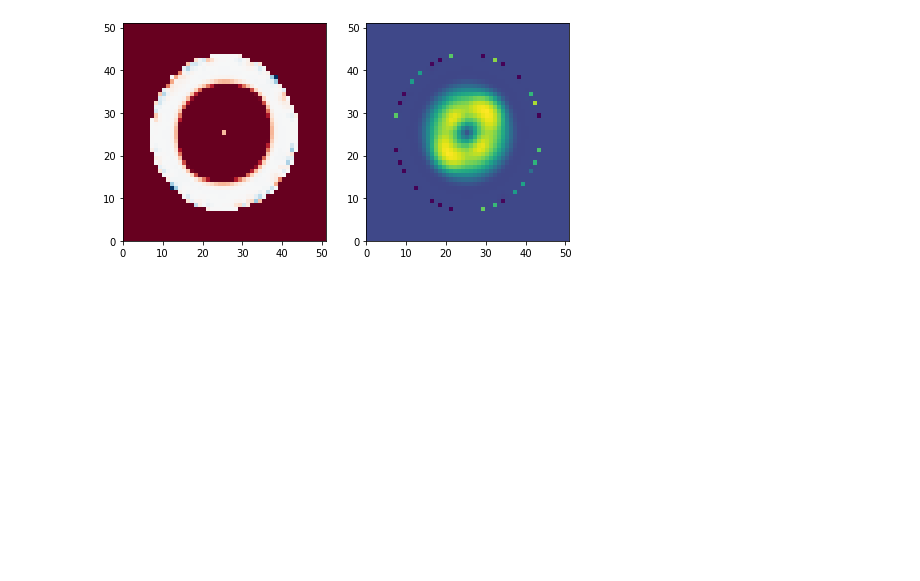
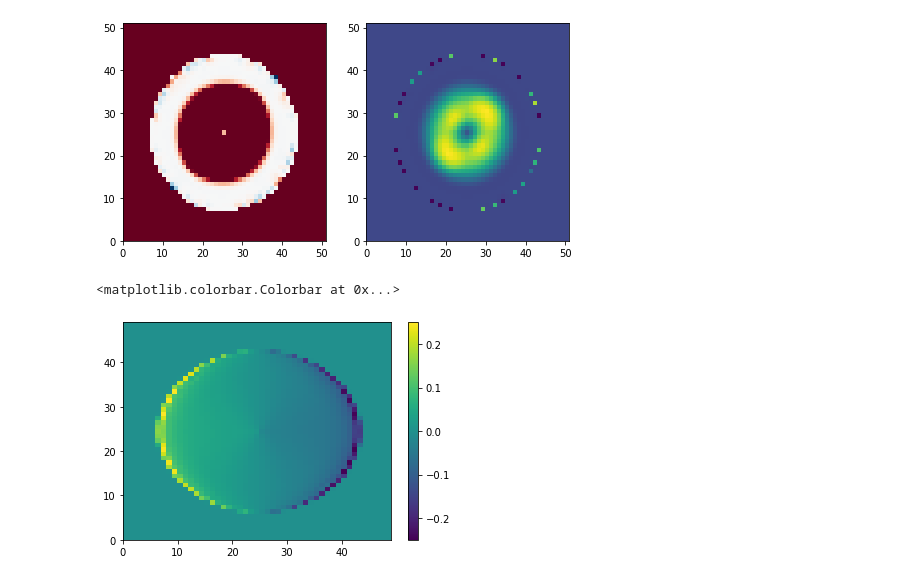
Before and after one commit to hahohe1892/thick_inv, a Jupyter notebook: icecap.ipynb, the cells around one changed output. Drawn from its saved outputs; the diff is of its cells as text; code cells hidden in the pictures; blank space fills up the shorter version.

```diff
--- a/icecap.ipynb
+++ b/icecap.ipynb
@@ -505,0 +602,7 @@ save_and_commit('./icecap.ipynb', 'icecap', 'icecap_iteration_out.nc', 'recover
+# %%
+fig, ax = plt.subplots()
+field = ax.pcolor((dhdx))
+fig.colorbar(field, ax = ax)
+# %% [output]
+<matplotlib.colorbar.Colorbar at 0x...>
+[figure, added]
```
Also changed, not shown: parts of 5 cells of this notebook.
